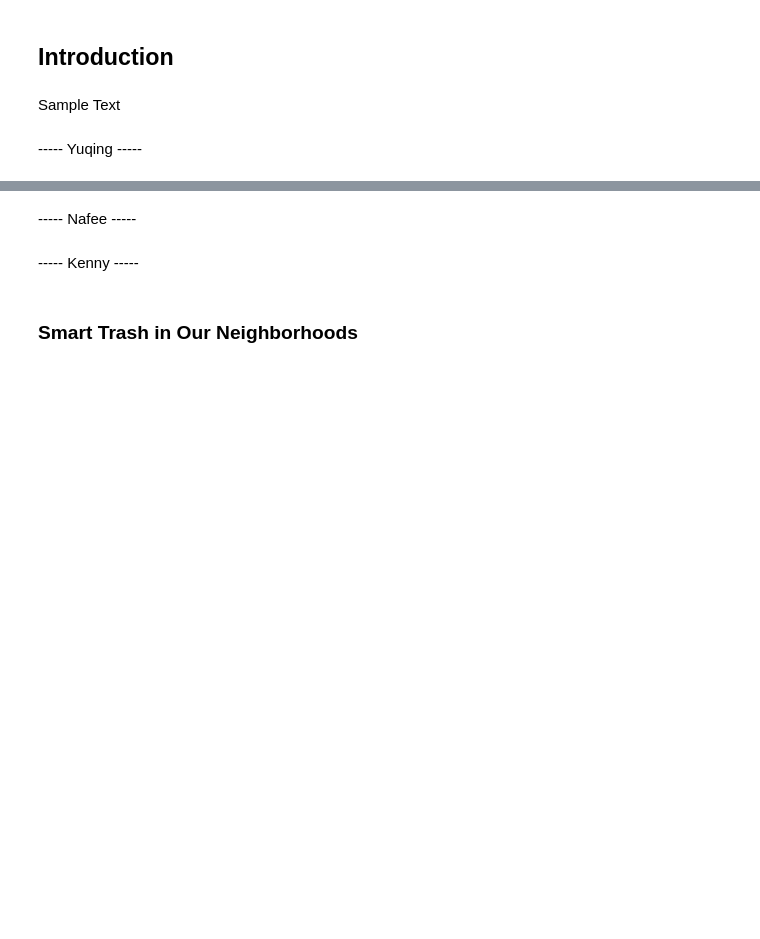
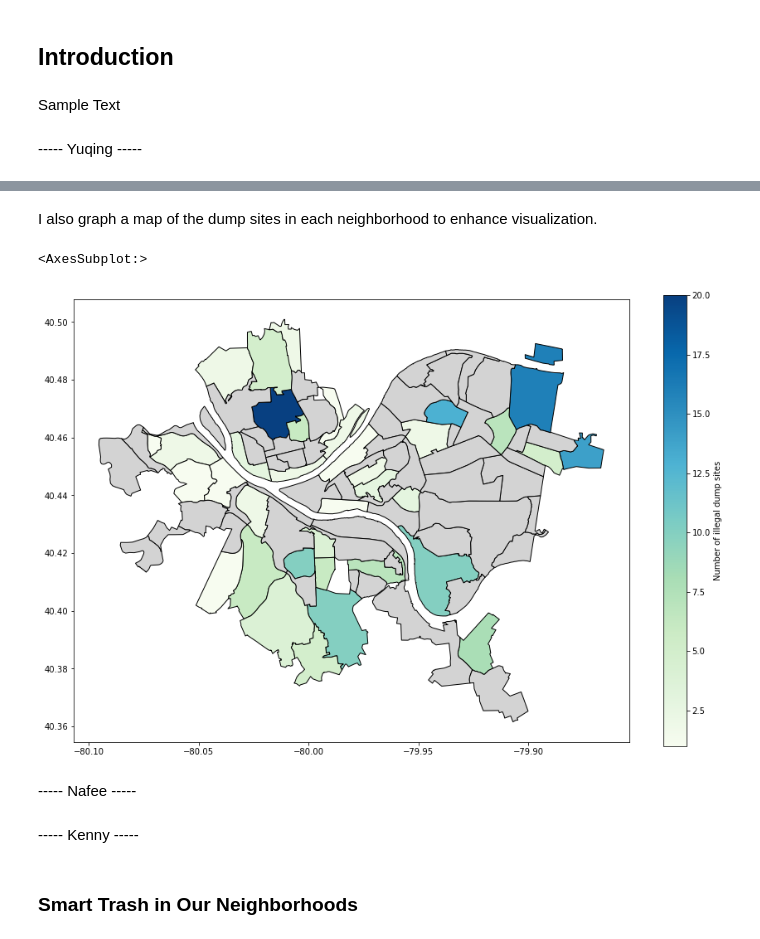
Before and after one commit to AndyDobrowolski/0010FinalProject, a Jupyter notebook: Main.ipynb, the cells around one changed output, grey strips where cells are left out. Drawn from its saved outputs; the diff is of its cells as text; code cells hidden in the pictures; blank space fills up the shorter version.

```diff
--- a/Main.ipynb
+++ b/Main.ipynb
@@ -14,3 +86,20 @@ import geopandas
+# %% [markdown]
+I also graph a map of the dump sites in each neighborhood to enhance visualization.
+# %%
+new = clean_dump_in_pitts.groupby('Neighborhood').count()
+neighborhoods = geopandas.read_file("Neighborhoods/Neighborhoods_.shp")
+bin_map = neighborhoods.merge(new, how='left', left_on='hood', right_on='Neighborhood')
+bin_map.plot(column='Status',
+             cmap='GnBu',
+             edgecolor="black",
+             legend=True,
+             legend_kwds={'label':"Number of illegal dump sites"},
+             figsize=(15,10),
+             missing_kwds={"color": "lightgrey"}
+            )
+# %% [output]
+<AxesSubplot:>
+[figure, added]
 # %% [markdown]
 ----- Nafee -----
 # %% [markdown]
```
Also changed, not shown: parts of 8 cells of this notebook.
